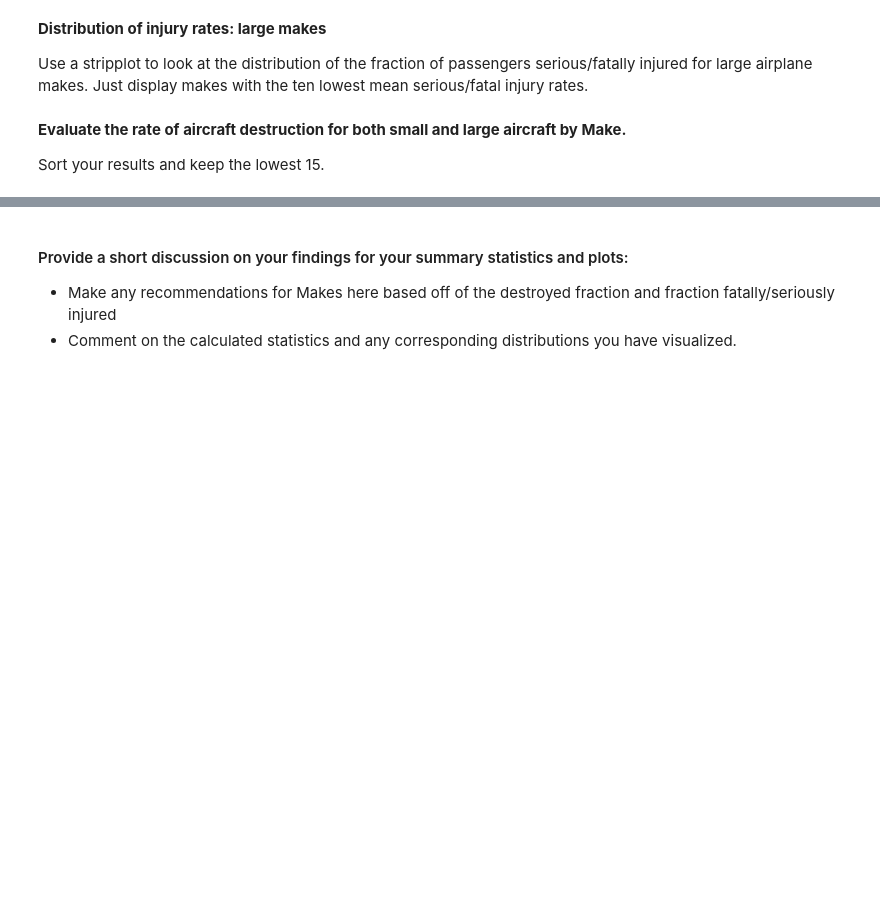
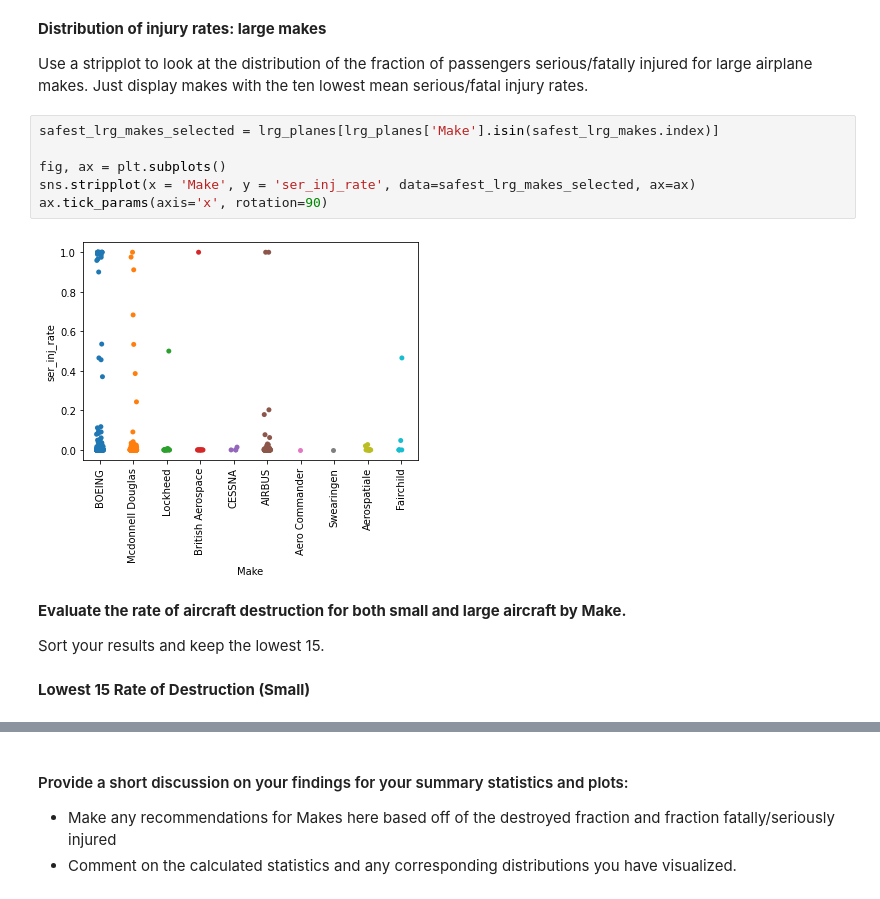
Before and after one commit to j-alba-data/dsc-course0-m8-lab, a Jupyter notebook: Aviation_Accidents_Data_Analysis.ipynb, the cells around one changed output, grey strips where cells are left out. Saved outputs shown, nothing was run; the diff lists cells and outputs as text; blank space fills up the shorter version.

Commit message:
analysis for small and large planes

```diff
--- a/Aviation_Accidents_Data_Analysis.ipynb
+++ b/Aviation_Accidents_Data_Analysis.ipynb
@@ -93,7 +93,17 @@ ax.set_ylabel('Serious/Fatal Injury Rate');
 **Distribution of injury rates: large makes**
 
 Use a stripplot to look at the distribution of the fraction of passengers serious/fatally injured for large airplane makes. Just display makes with the ten lowest mean serious/fatal injury rates.
+# %%
+safest_lrg_makes_selected = lrg_planes[lrg_planes['Make'].isin(safest_lrg_makes.index)]
+
+fig, ax = plt.subplots()
+sns.stripplot(x = 'Make', y = 'ser_inj_rate', data=safest_lrg_makes_selected, ax=ax)
+ax.tick_params(axis='x', rotation=90)
+# %% [output]
+[figure, added]
 # %% [markdown]
 **Evaluate the rate of aircraft destruction for both small and large aircraft by Make.**
 
 Sort your results and keep the lowest 15.
+# %% [markdown]
+**Lowest 15 Rate of Destruction (Small)**
```
Also changed, not shown: parts of 11 cells of this notebook, 2 other files.
